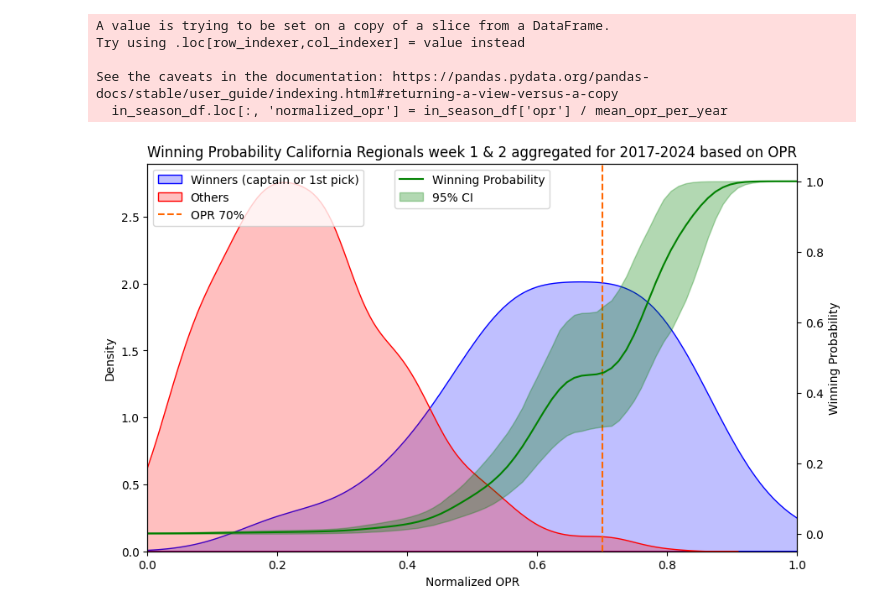
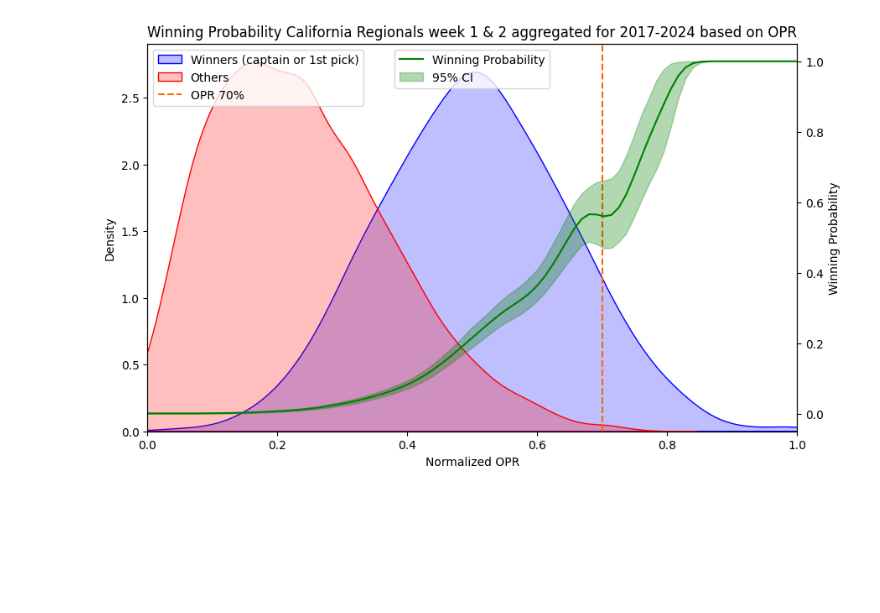
Before and after one commit to Bjorn4481/X--rule-data, a Jupyter notebook: Analysis.ipynb, the cells around one changed output. Cells and saved outputs as stored; diff of their text form; code cells hidden in the pictures; blank space fills up the shorter version.

```diff
--- a/Analysis.ipynb
+++ b/Analysis.ipynb
@@ -4,3 +4,7 @@ import pandas as pd
 df = pd.read_csv('all_teams_performance_data.csv')
 # Add new column called year which is the first 4 characters of the event_key column
 df['year'] = df['event_key'].str[:4].astype(int)
+df = df[df['year'] != 2020]
+df = df[(df['opr'].notnull()) & (df['week'].notnull())]
+max_opr_per_year = df.groupby('year')['opr'].transform(lambda x: x.nlargest(1).mean())
+df.loc[:, 'normalized_opr'] = df['opr'] / max_opr_per_year
@@ -11,27 +11,3 @@ in_season_df = df[(df['opr'].notnull()) & (df['week'].notnull())]
-# %%
-def get_df(year=None, weeks=None, state_prov=None):
-    df_filtered = in_season_df.copy()
-
-    if year is not None:
-        df_filtered = df_filtered[df_filtered['year'] == year]
-
-    if weeks is not None:
-        df_filtered = df_filtered[df_filtered['week'].isin(weeks)]
-
-    if state_prov is not None:
-        df_filtered = df_filtered[df_filtered['state_prov'] == state_prov]
-
-    return df_filtered
-# %%
-# Add column called normalized_opr which is the opr divided by the max opr for that year (get_opr_100_mean())
-mean_opr_per_year = in_season_df.groupby('year')['opr'].transform(lambda x: x.nlargest(1).mean())
-in_season_df.loc[:, 'normalized_opr'] = in_season_df['opr'] / mean_opr_per_year
-# %% [output]
-A value is trying to be set on a copy of a slice from a DataFrame.
-Try using .loc[row_indexer,col_indexer] = value instead
-
-See the caveats in the documentation: https://pandas.pydata.org/pandas-docs/stable/user_guide/indexing.html#returning-a-view-versus-a-copy
-  in_season_df.loc[:, 'normalized_opr'] = in_season_df['opr'] / mean_opr_per_year
 # %%
 import matplotlib.pyplot as plt
 import seaborn as sns
@@ -106,32 +82,32 @@ def plot_opr_distribution_with_bootstrap(df, n_bootstrap=1000):
 
     # Add vertical line for OPR target
     ax1.axvline(round(opr_target, 2), color='#ff6600', linestyle='--', label='OPR 70%')
 
     # Add labels and title
     ax1.set_xlabel('Normalized OPR')
     ax1.set_ylabel('Density')
     #ax1.set_title('Distribution of Normalized OPR in {}'.format(years))
     ax1.set_title('Winning Probability California Regionals week 1 & 2 aggregated for 2017-2024 based on OPR')
 
     # Add a legend
     ax1.legend(loc='upper left')
 
     # Limit the x-axis to 1.0
     ax1.set_xlim(0, 1.0)
 
     # Create a second y-axis for the winning probability
     ax2 = ax1.twinx()
     ax2.plot(opr_values, mean_probability_winning, color='g', label='Winning Probability')
     ax2.fill_between(opr_values, lower_ci, upper_ci, color='g', alpha=0.3, label='95% CI')
     ax2.set_ylabel('Winning Probability')
 
     # Add a legend for the second y-axis
     ax2.legend(loc='upper center')
 
     # Show the plot
     plt.show()
 
 # Example usage:
-plot_opr_distribution_with_bootstrap(get_df(weeks=[0,1], state_prov='CA'), n_bootstrap=1000)
+plot_opr_distribution_with_bootstrap(get_df(year=[2017,2018,2019,2022,2023,2024], weeks=[0,1]), n_bootstrap=1000)
 # %% [output]
-[figure, old version]
+[figure, new version]
```
Also changed, not shown: parts of 8 cells of this notebook, 3 other files.
